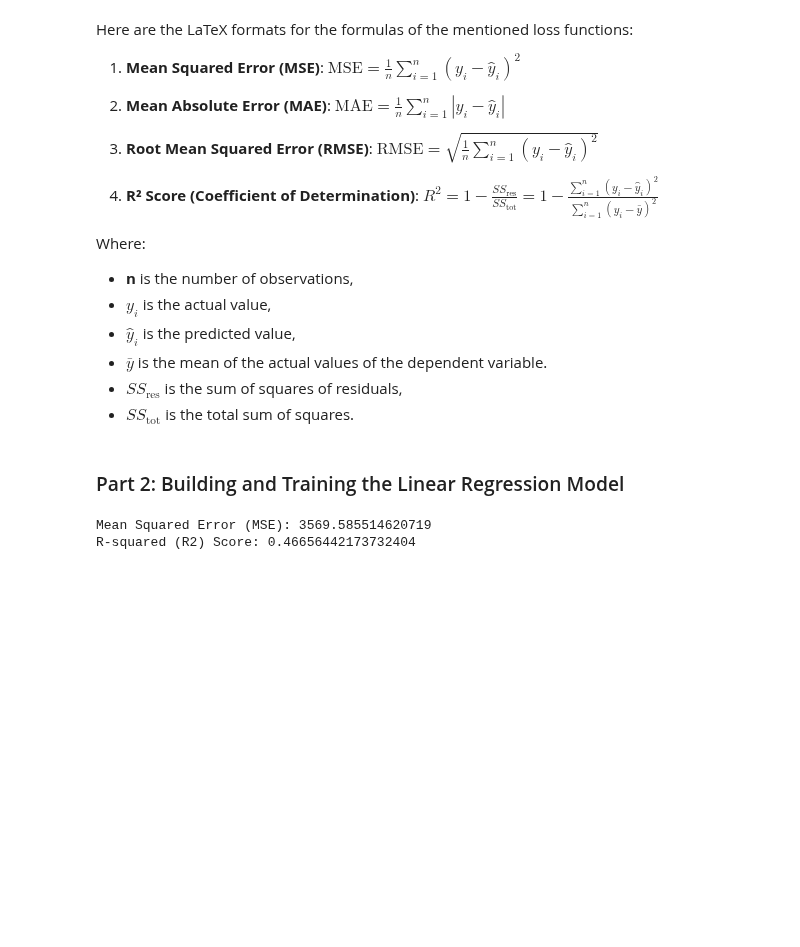
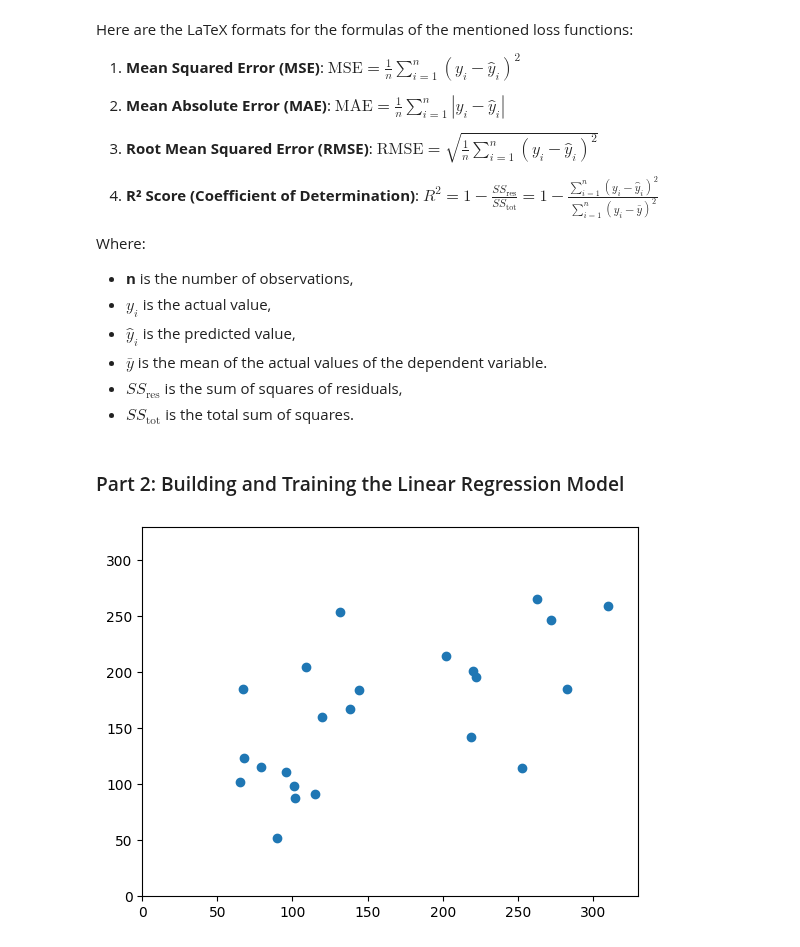
Before and after one commit to tisiphonee/DataS, a Jupyter notebook: CA4/ca4.ipynb, the cells around one changed output. Saved outputs shown, nothing was run; the diff lists cells and outputs as text; code cells hidden in the pictures; blank space fills up the shorter version.

```diff
--- a/CA4/ca4.ipynb
+++ b/CA4/ca4.ipynb
@@ -172,12 +175,15 @@ model = LinearRegression()
 model.fit(X_train, y_train)
 
 y_pred = model.predict(X_test)
-
-mse = mean_squared_error(y_test, y_pred)
-r2 = r2_score(y_test, y_pred)
-
-print("Mean Squared Error (MSE):", mse)
-print("R-squared (R2) Score:", r2)
+y_train_pred = model.predict(X_train)
-# %% [output]
-Mean Squared Error (MSE): 3569.585514620719
-R-squared (R2) Score: 0.46656442173732404
+# %%
+import matplotlib.pyplot as plt
+
+plt_max = max(max(y_test), max(y_pred)) + 20
+plt_min = 0
+plt.scatter(y_test, y_pred)
+plt.xlim(plt_min, plt_max)
+plt.ylim(plt_min, plt_max)
+plt.show()
+# %% [output]
+[figure, added]
```
Also changed, not shown: parts of 19 cells of this notebook.
